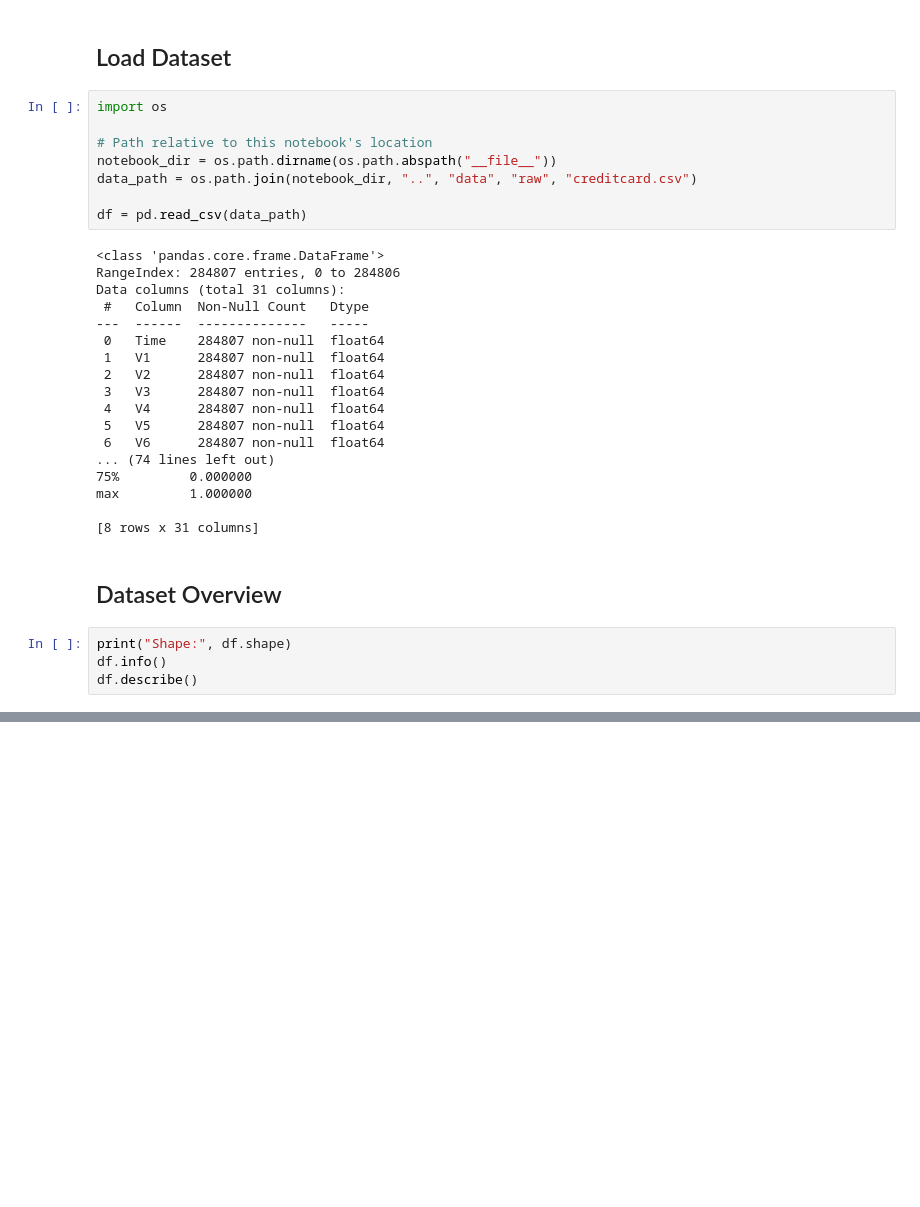
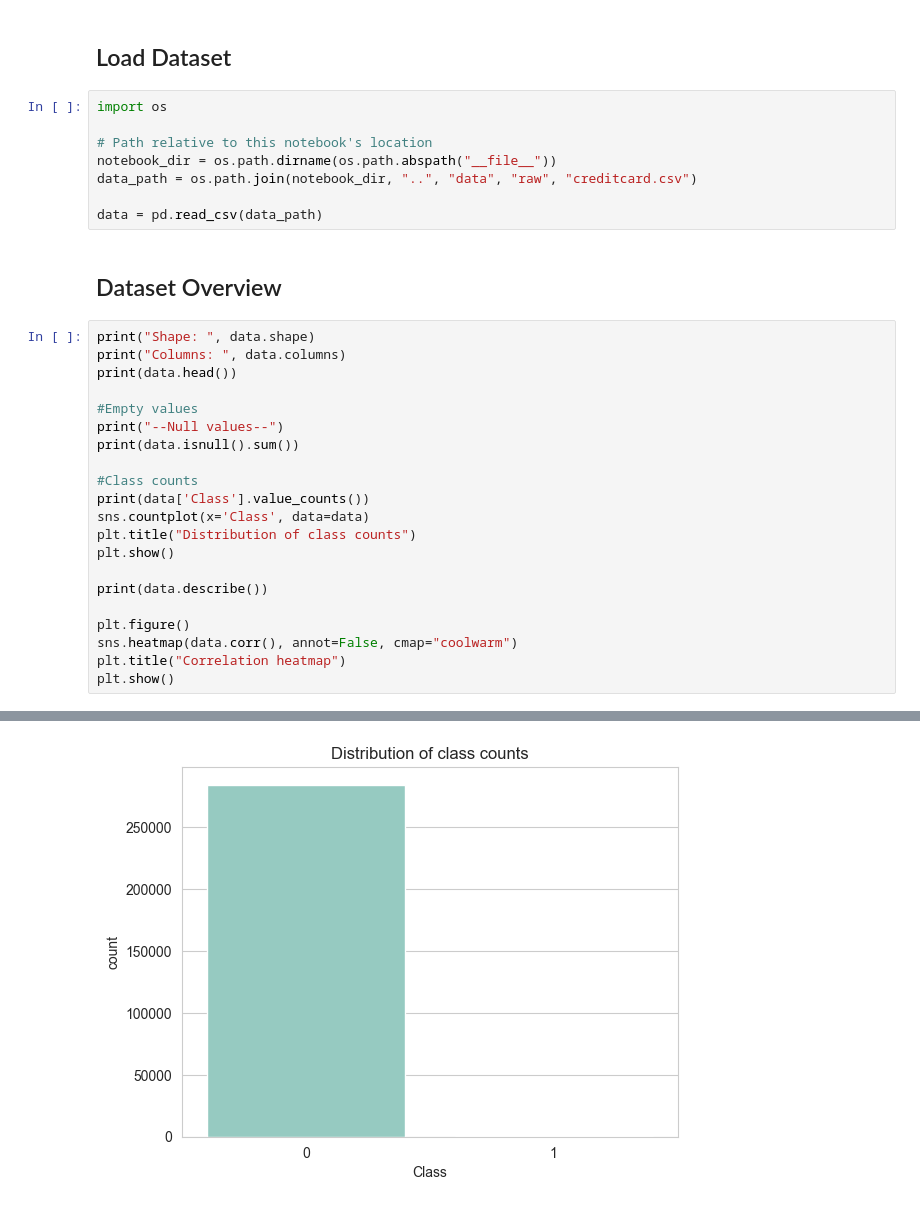
Before and after one commit to MerulG/Credit-Card-Fraud-Detection, a Jupyter notebook: notebooks/01_eda.ipynb, the cells around one changed output, grey strips where cells are left out. Cells and saved outputs as stored; diff of their text form; blank space fills up the shorter version.

```diff
--- a/notebooks/01_eda.ipynb
+++ b/notebooks/01_eda.ipynb
@@ -19,29 +20,28 @@ import os
 notebook_dir = os.path.dirname(os.path.abspath("__file__"))
 data_path = os.path.join(notebook_dir, "..", "data", "raw", "creditcard.csv")
 
-df = pd.read_csv(data_path)
+data = pd.read_csv(data_path)
-# %% [output]
-<class 'pandas.core.frame.DataFrame'>
-RangeIndex: 284807 entries, 0 to 284806
-Data columns (total 31 columns):
- #   Column  Non-Null Count   Dtype
----  ------  --------------   -----
- 0   Time    284807 non-null  float64
- 1   V1      284807 non-null  float64
- 2   V2      284807 non-null  float64
- 3   V3      284807 non-null  float64
- 4   V4      284807 non-null  float64
- 5   V5      284807 non-null  float64
- 6   V6      284807 non-null  float64
-... (74 lines left out)
-75%         0.000000
-max         1.000000
-
-[8 rows x 31 columns]
 # %% [markdown]
 ## Dataset Overview
 # %%
-print("Shape:", df.shape)
-df.info()
-df.describe()
+print("Shape: ", data.shape)
+print("Columns: ", data.columns)
+print(data.head())
+
+#Empty values
+print("--Null values--")
+print(data.isnull().sum())
+
+#Class counts
+print(data['Class'].value_counts())
+sns.countplot(x='Class', data=data)
+plt.title("Distribution of class counts")
+plt.show()
+
+print(data.describe())
+
+plt.figure()
+sns.heatmap(data.corr(), annot=False, cmap="coolwarm")
+plt.title("Correlation heatmap")
+plt.show()
 # %% [output]
@@ -73,0 +65 @@ memory usage: 67.4 MB
+[figure, added]
```
Also changed, not shown: parts of 2 cells of this notebook.
